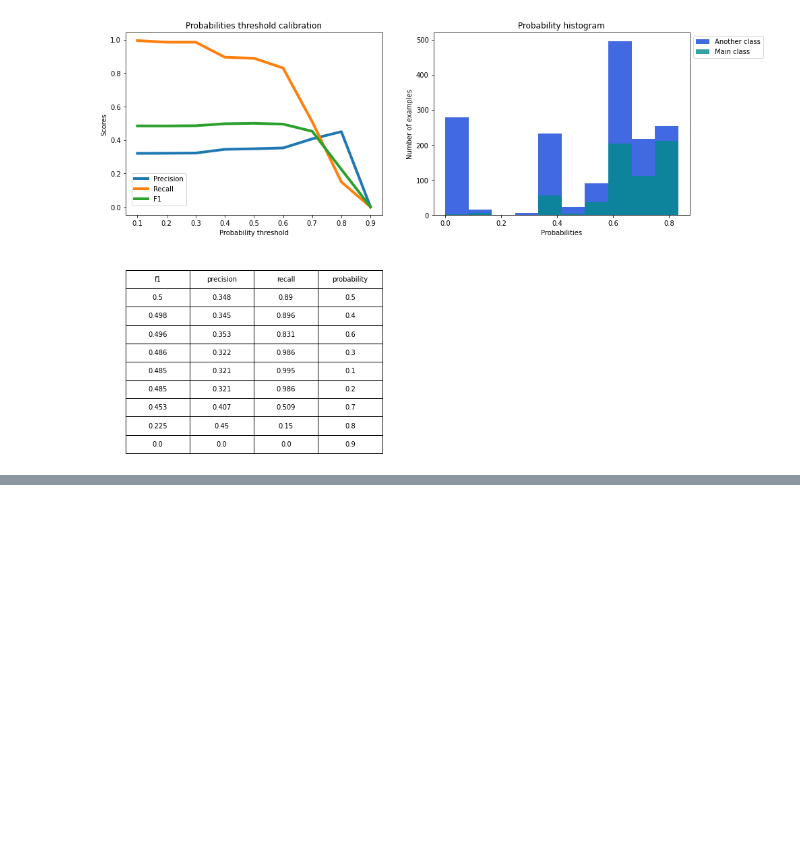
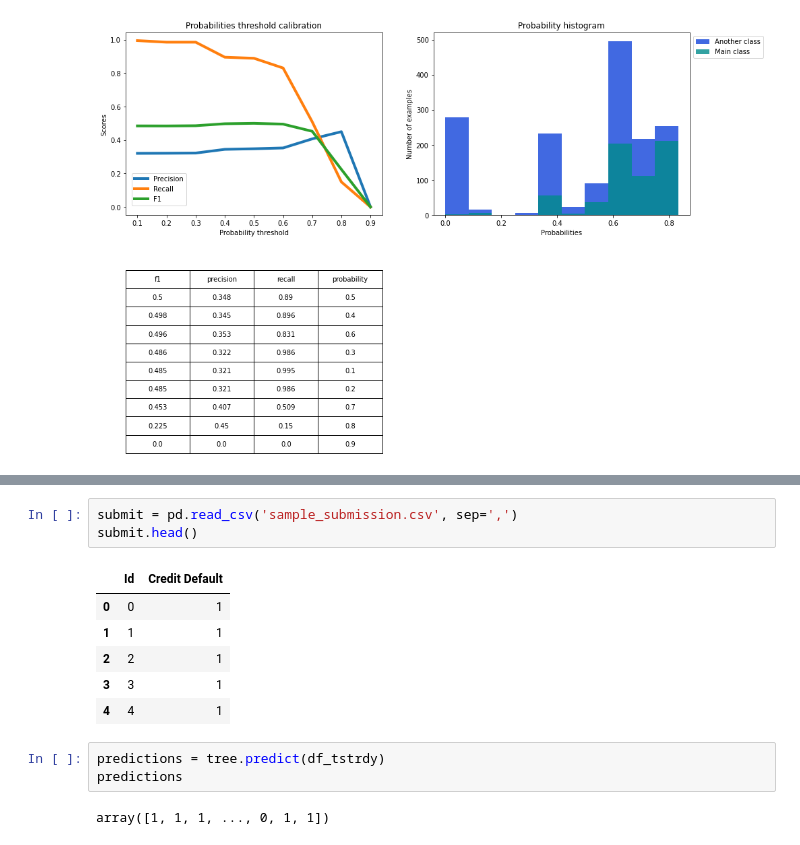
Before and after one commit to SVM71/Python_DataSciece_HomeWork_2020, a Jupyter notebook: cursovoy_2/Mitin_solution_final.ipynb, the cells around one changed output, grey strips where cells are left out. Drawn from its saved outputs; the diff is of its cells as text; blank space fills up the shorter version.

```diff
--- a/cursovoy_2/Mitin_solution_final.ipynb
+++ b/cursovoy_2/Mitin_solution_final.ipynb
@@ -430,0 +445,15 @@ show_proba_calibration_plots(y_test_pred_probs[:, 1], y_test)
+# %%
+submit = pd.read_csv('sample_submission.csv', sep=',')
+submit.head()
+# %% [output]
+|  | Id | Credit Default |
+| 0 | 0 | 1 |
+| 1 | 1 | 1 |
+| 2 | 2 | 1 |
+| 3 | 3 | 1 |
+| 4 | 4 | 1 |
+# %%
+predictions = tree.predict(df_tstrdy)
+predictions
+# %% [output]
+array([1, 1, 1, ..., 0, 1, 1])
```
Also changed, not shown: parts of 3 cells of this notebook, 3 other files.
